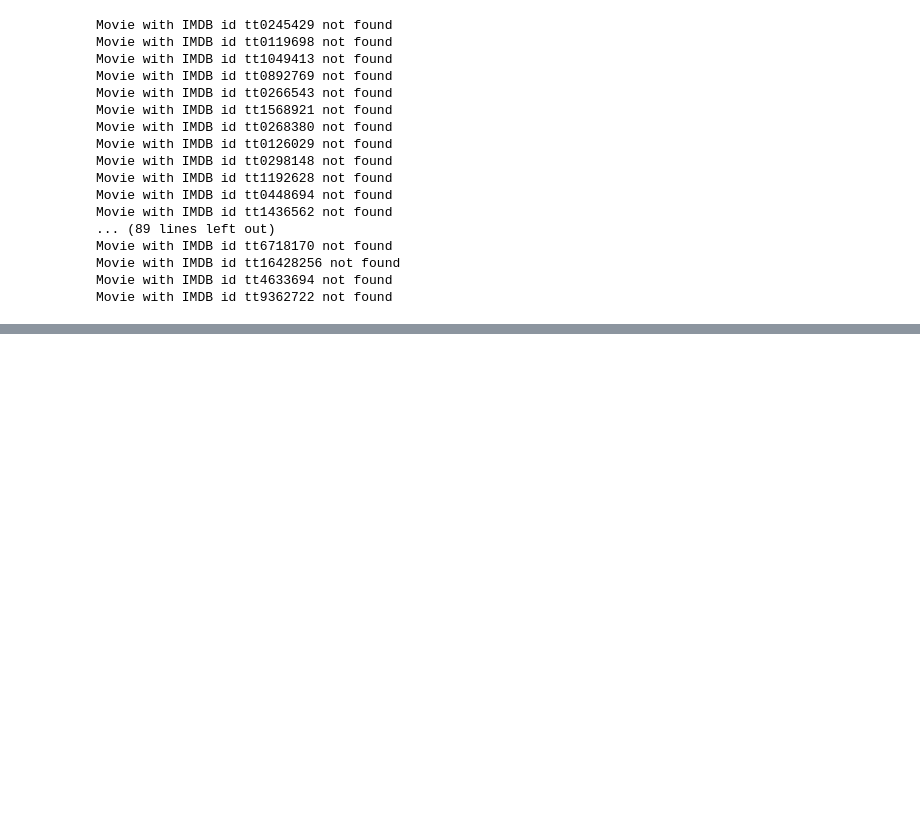
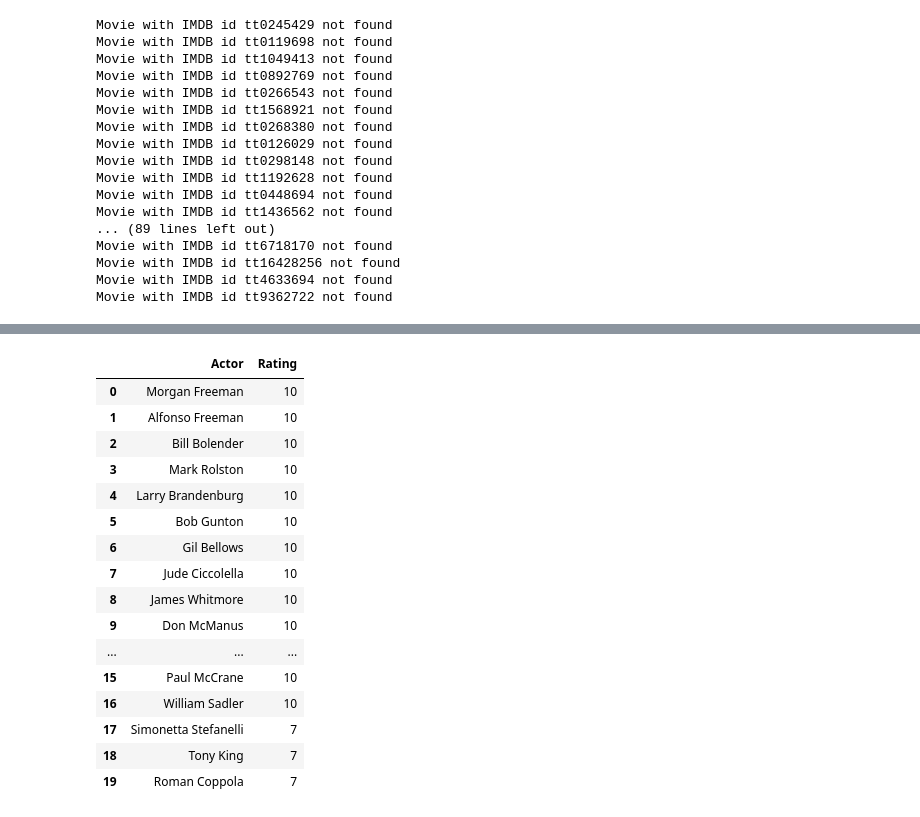
Before and after one commit to Siliam/data_science_artificial_intelligence, a Jupyter notebook: IMDB/IMDB.ipynb, the cells around one changed output, grey strips where cells are left out. Saved outputs shown, nothing was run; the diff lists cells and outputs as text; code cells hidden in the pictures; blank space fills up the shorter version.

Commit message:
Refining actors

```diff
--- a/IMDB/IMDB.ipynb
+++ b/IMDB/IMDB.ipynb
@@ -901,17 +848,0 @@ actors_scores[actors_scores["Number of movies watched"] > 2].head(10)
-# %%
-actors_with_roles = {}
-for movie_url in tqdm(df["URL"]):
-    imdb_id = movie_url.split('/')[-2]
-    query = f"select ?movie ?name ?role where {{?movie wdt:P345 '{imdb_id}'. ?movie wdt:P161 ?actor. ?actor rdfs:label ?name .  OPTIONAL {{ ?actor wikibase:qualifier wdt:P453. }}. }}"
-    try:
-        query_result = wkd.run_query(query, params={"imdb_id": imdb_id})
-        if(len(query_result['results']['bindings']) > 0):
-            print(query_result['results']['bindings'])
-            actors_with_roles[movie_url] = [binding['name']['value'] for binding in query_result['results']['bindings'] if binding['name']['xml:lang'] == 'en']
-            break
-        else:
-            print(f"Movie with IMDB id {imdb_id} not found")
-        time.sleep(1)
-
-    except Exception as e:
-        print(f'IMDB_id={imdb_id}, Exception raised during query:' + str(e)[:50])
@@ -919,0 +901,16 @@ for movie_url in tqdm(df["URL"]):
+# %%
+actors_with_roles = {}
+for movie_url in tqdm(df["URL"]):
+    imdb_id = movie_url.split('/')[-2]
+
+    query = f"select ?movie ?name ?role where {{?movie wdt:P345 '{imdb_id}'. ?movie wdt:P161 ?actor. ?actor rdfs:label ?name . ?statement ps:P161 ?actor. ?statement pq:P4633 ?role. }}"
+    try:
+        query_result = wkd.run_query(query, params={"imdb_id": imdb_id})
+        if(len(query_result['results']['bindings']) > 0):
+            actors_with_roles[movie_url] = [binding['name']['value'] for binding in query_result['results']['bindings'] if binding['name']['xml:lang'] == 'en']
+        else:
+            print(f"Movie with IMDB id {imdb_id} not found")
+        time.sleep(1)
+
+    except Exception as e:
+        print(f'IMDB_id={imdb_id}, Exception raised during query:' + str(e)[:50])
@@ -919,0 +935,24 @@ for movie_url in tqdm(df["URL"]):
+# %%
+df['Credited Cast'] = df['URL'].map(lambda url: 'not found' if url not in actors_with_roles else ', '.join(actors_with_roles[url]))
+# %%
+all_credited_actors = [(w, s) for ws, s in zip(df['Credited Cast'], df["Your Rating"]) for w in list(set(str(ws).split(', ')))]
+credited_actors_df = pd.DataFrame(all_credited_actors, columns=["Actor", "Rating"])
+credited_actors_df.head(20)
+# %% [output]
+|  | Actor | Rating |
+| 0 | Morgan Freeman | 10 |
+| 1 | Alfonso Freeman | 10 |
+| 2 | Bill Bolender | 10 |
+| 3 | Mark Rolston | 10 |
+| 4 | Larry Brandenburg | 10 |
+| 5 | Bob Gunton | 10 |
+| 6 | Gil Bellows | 10 |
+| 7 | Jude Ciccolella | 10 |
+| 8 | James Whitmore | 10 |
+| 9 | Don McManus | 10 |
+| ... | ... | ... |
+| 15 | Paul McCrane | 10 |
+| 16 | William Sadler | 10 |
+| 17 | Simonetta Stefanelli | 7 |
+| 18 | Tony King | 7 |
+| 19 | Roman Coppola | 7 |
```
Also changed, not shown: parts of 12 cells of this notebook.
